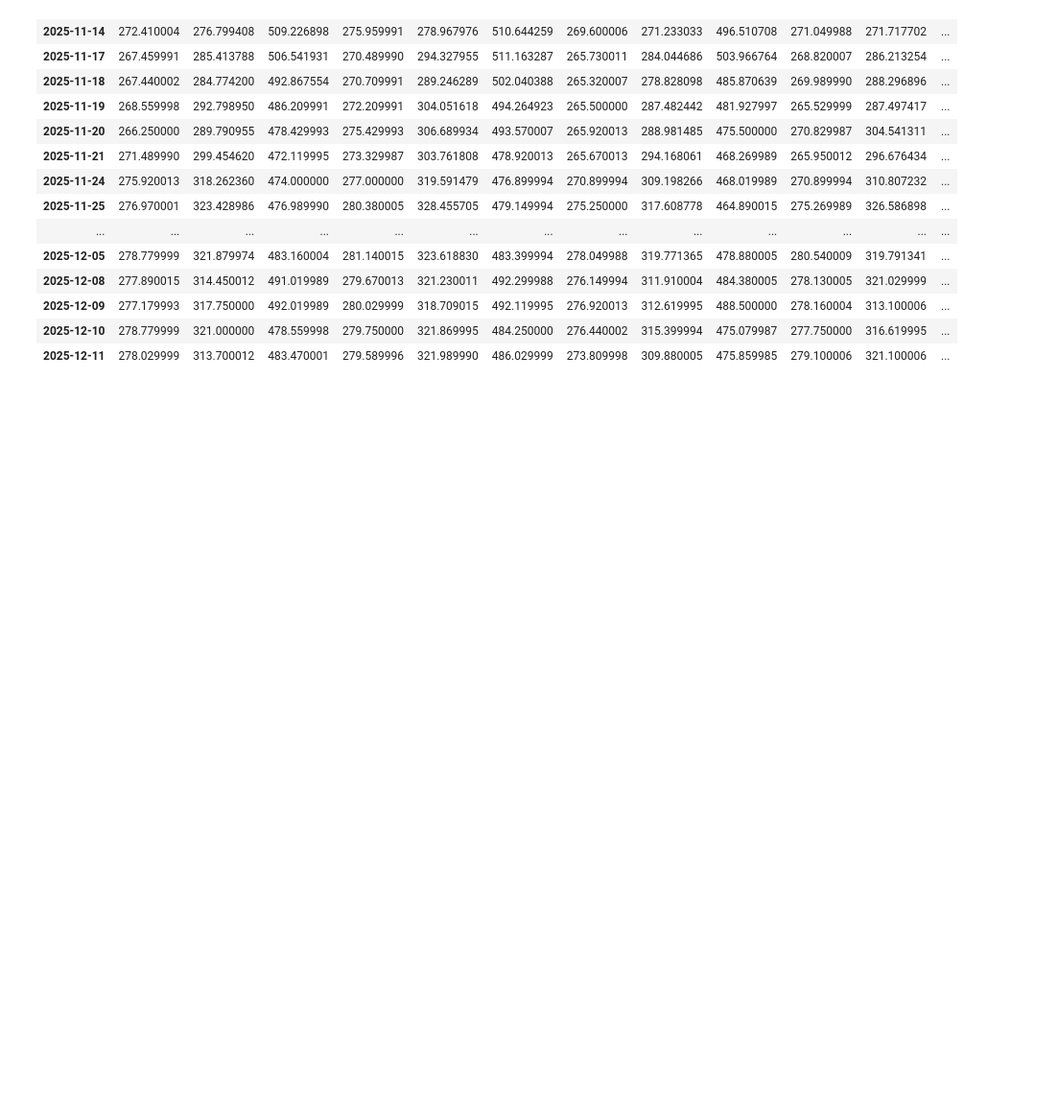
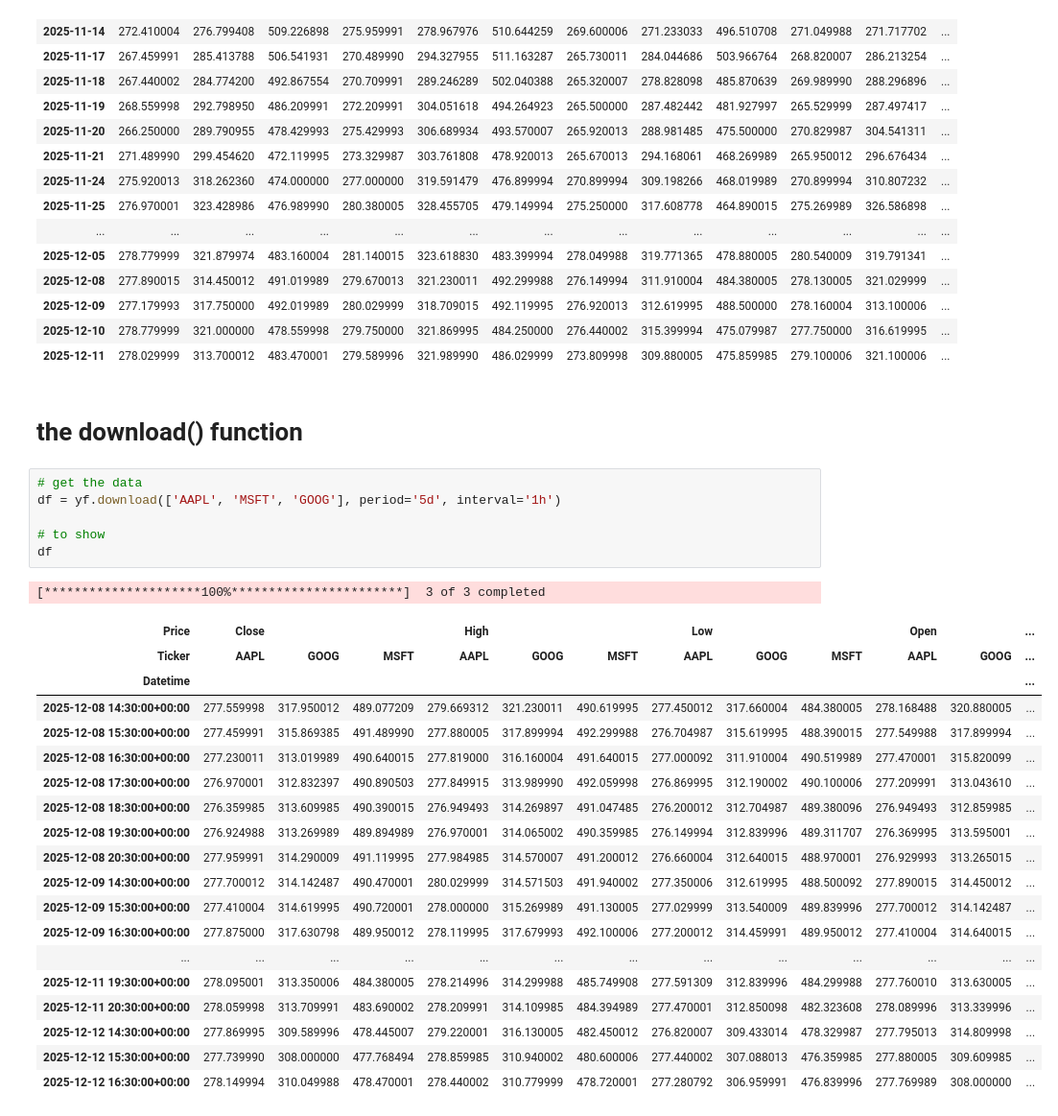
Before and after one commit to CherylClarke/COMPUTER--INFRASTRUCTURE, a Jupyter notebook: yfinance.ipynb, the cells around one changed output. Shown at 96% size. Drawn from its saved outputs; the diff is of its cells as text; blank space fills up the shorter version.

Commit message:
yf download

```diff
--- a/yfinance.ipynb
+++ b/yfinance.ipynb
@@ -93,3 +91,32 @@ yf.download(['MSFT', 'AAPL', 'GOOG'], period='1mo')
 | 2025-12-09 | 277.179993 | 317.750000 | 492.019989 | 280.029999 | 318.709015 | 492.119995 | 276.920013 | 312.619995 | 488.500000 | 278.160004 | 313.100006 | ... |
 | 2025-12-10 | 278.779999 | 321.000000 | 478.559998 | 279.750000 | 321.869995 | 484.250000 | 276.440002 | 315.399994 | 475.079987 | 277.750000 | 316.619995 | ... |
 | 2025-12-11 | 278.029999 | 313.700012 | 483.470001 | 279.589996 | 321.989990 | 486.029999 | 273.809998 | 309.880005 | 475.859985 | 279.100006 | 321.100006 | ... |
+# %% [markdown]
+# the download() function
+# %%
+# get the data
+df = yf.download(['AAPL', 'MSFT', 'GOOG'], period='5d', interval='1h')
+
+# to show
+df
+# %% [output]
+[*********************100%***********************]  3 of 3 completed
+| Price | Close |  |  | High |  |  | Low |  |  | Open |  | ... |
+| Ticker | AAPL | GOOG | MSFT | AAPL | GOOG | MSFT | AAPL | GOOG | MSFT | AAPL | GOOG | ... |
+| Datetime |  |  |  |  |  |  |  |  |  |  |  | ... |
+| 2025-12-08 14:30:00+00:00 | 277.559998 | 317.950012 | 489.077209 | 279.669312 | 321.230011 | 490.619995 | 277.450012 | 317.660004 | 484.380005 | 278.168488 | 320.880005 | ... |
+| 2025-12-08 15:30:00+00:00 | 277.459991 | 315.869385 | 491.489990 | 277.880005 | 317.899994 | 492.299988 | 276.704987 | 315.619995 | 488.390015 | 277.549988 | 317.899994 | ... |
+| 2025-12-08 16:30:00+00:00 | 277.230011 | 313.019989 | 490.640015 | 277.819000 | 316.160004 | 491.640015 | 277.000092 | 311.910004 | 490.519989 | 277.470001 | 315.820099 | ... |
+| 2025-12-08 17:30:00+00:00 | 276.970001 | 312.832397 | 490.890503 | 277.849915 | 313.989990 | 492.059998 | 276.869995 | 312.190002 | 490.100006 | 277.209991 | 313.043610 | ... |
+| 2025-12-08 18:30:00+00:00 | 276.359985 | 313.609985 | 490.390015 | 276.949493 | 314.269897 | 491.047485 | 276.200012 | 312.704987 | 489.380096 | 276.949493 | 312.859985 | ... |
+| 2025-12-08 19:30:00+00:00 | 276.924988 | 313.269989 | 489.894989 | 276.970001 | 314.065002 | 490.359985 | 276.149994 | 312.839996 | 489.311707 | 276.369995 | 313.595001 | ... |
+| 2025-12-08 20:30:00+00:00 | 277.959991 | 314.290009 | 491.119995 | 277.984985 | 314.570007 | 491.200012 | 276.660004 | 312.640015 | 488.970001 | 276.929993 | 313.265015 | ... |
+| 2025-12-09 14:30:00+00:00 | 277.700012 | 314.142487 | 490.470001 | 280.029999 | 314.571503 | 491.940002 | 277.350006 | 312.619995 | 488.500092 | 277.890015 | 314.450012 | ... |
+| 2025-12-09 15:30:00+00:00 | 277.410004 | 314.619995 | 490.720001 | 278.000000 | 315.269989 | 491.130005 | 277.029999 | 313.540009 | 489.839996 | 277.700012 | 314.142487 | ... |
+| 2025-12-09 16:30:00+00:00 | 277.875000 | 317.630798 | 489.950012 | 278.119995 | 317.679993 | 492.100006 | 277.200012 | 314.459991 | 489.950012 | 277.410004 | 314.640015 | ... |
+| ... | ... | ... | ... | ... | ... | ... | ... | ... | ... | ... | ... | ... |
+| 2025-12-11 19:30:00+00:00 | 278.095001 | 313.350006 | 484.380005 | 278.214996 | 314.299988 | 485.749908 | 277.591309 | 312.839996 | 484.299988 | 277.760010 | 313.630005 | ... |
+| 2025-12-11 20:30:00+00:00 | 278.059998 | 313.709991 | 483.690002 | 278.209991 | 314.109985 | 484.394989 | 277.470001 | 312.850098 | 482.323608 | 278.089996 | 313.339996 | ... |
+| 2025-12-12 14:30:00+00:00 | 277.869995 | 309.589996 | 478.445007 | 279.220001 | 316.130005 | 482.450012 | 276.820007 | 309.433014 | 478.329987 | 277.795013 | 314.809998 | ... |
+| 2025-12-12 15:30:00+00:00 | 277.739990 | 308.000000 | 477.768494 | 278.859985 | 310.940002 | 480.600006 | 277.440002 | 307.088013 | 476.359985 | 277.880005 | 309.609985 | ... |
+| 2025-12-12 16:30:00+00:00 | 278.149994 | 310.049988 | 478.470001 | 278.440002 | 310.779999 | 478.720001 | 277.280792 | 306.959991 | 476.839996 | 277.769989 | 308.000000 | ... |
```
Also changed, not shown: parts of 2 cells of this notebook.
